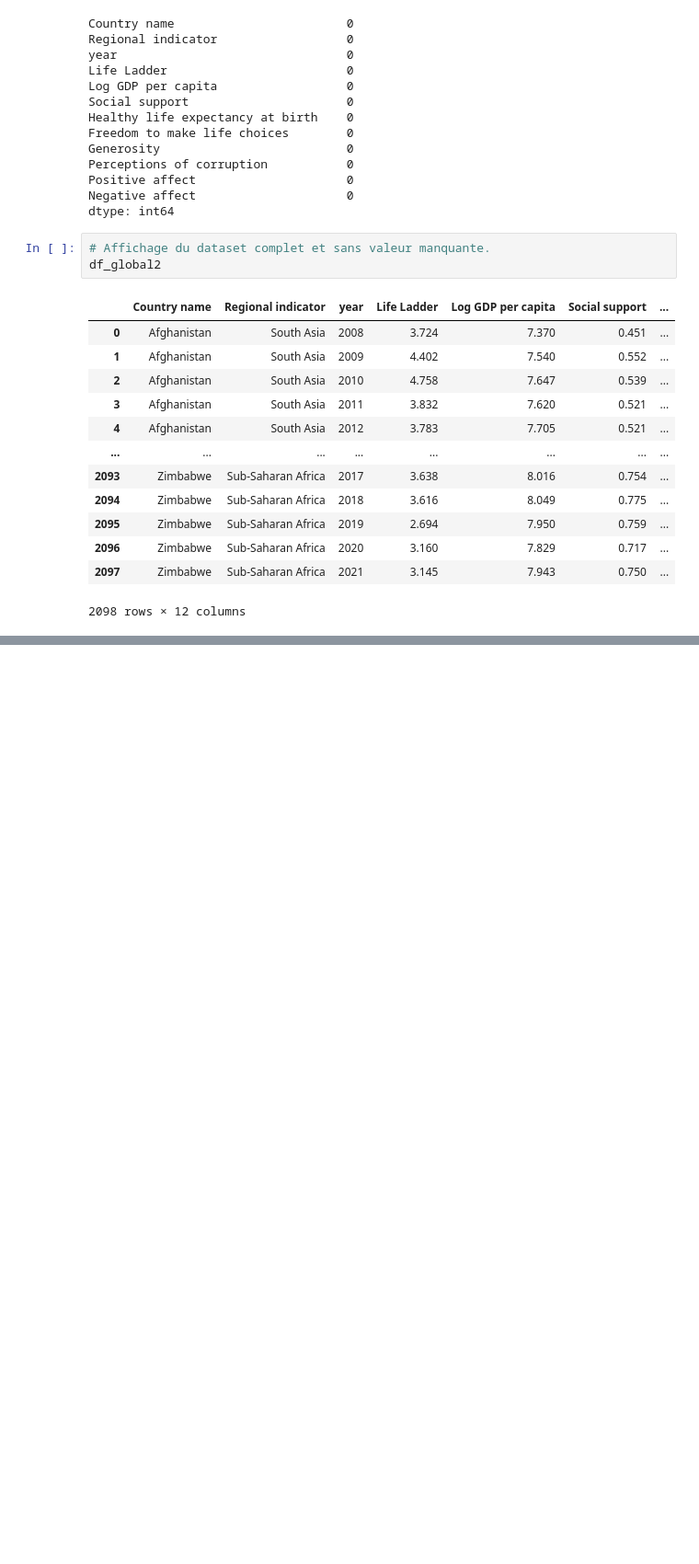
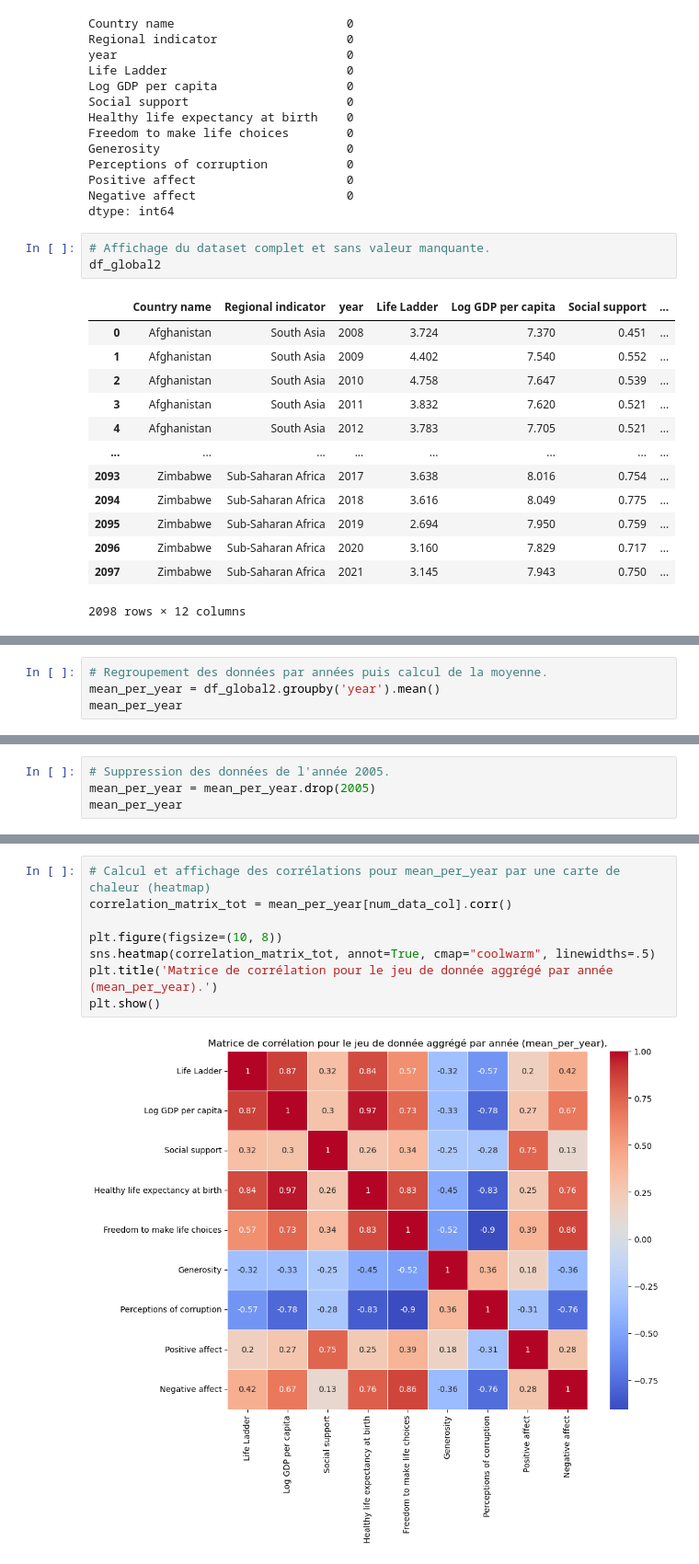
Before and after one commit to SkylerAuraArena/happinessmeter, a Jupyter notebook: notebooks/Pre_processing retraité.ipynb, the cells around one changed output, grey strips where cells are left out. Shown at 92% size. Cells and saved outputs as stored; diff of their text form; blank space fills up the shorter version.

```diff
--- a/notebooks/Pre_processing retraité.ipynb
+++ b/notebooks/Pre_processing retraité.ipynb
@@ -351,0 +374,4 @@ df_global2
+# %%
+# Regroupement des données par années puis calcul de la moyenne.
+mean_per_year = df_global2.groupby('year').mean()
+mean_per_year
@@ -351,0 +428,4 @@ df_global2
+# %%
+# Suppression des données de l'année 2005.
+mean_per_year = mean_per_year.drop(2005)
+mean_per_year
@@ -351,0 +485,10 @@ df_global2
+# %%
+# Calcul et affichage des corrélations pour mean_per_year par une carte de chaleur (heatmap)
+correlation_matrix_tot = mean_per_year[num_data_col].corr()
+
+plt.figure(figsize=(10, 8))
+sns.heatmap(correlation_matrix_tot, annot=True, cmap="coolwarm", linewidths=.5)
+plt.title('Matrice de corrélation pour le jeu de donnée aggrégé par année (mean_per_year).')
+plt.show()
+# %% [output]
+[figure, added]
```
Also changed, not shown: parts of 37 cells of this notebook, 2 other files.
